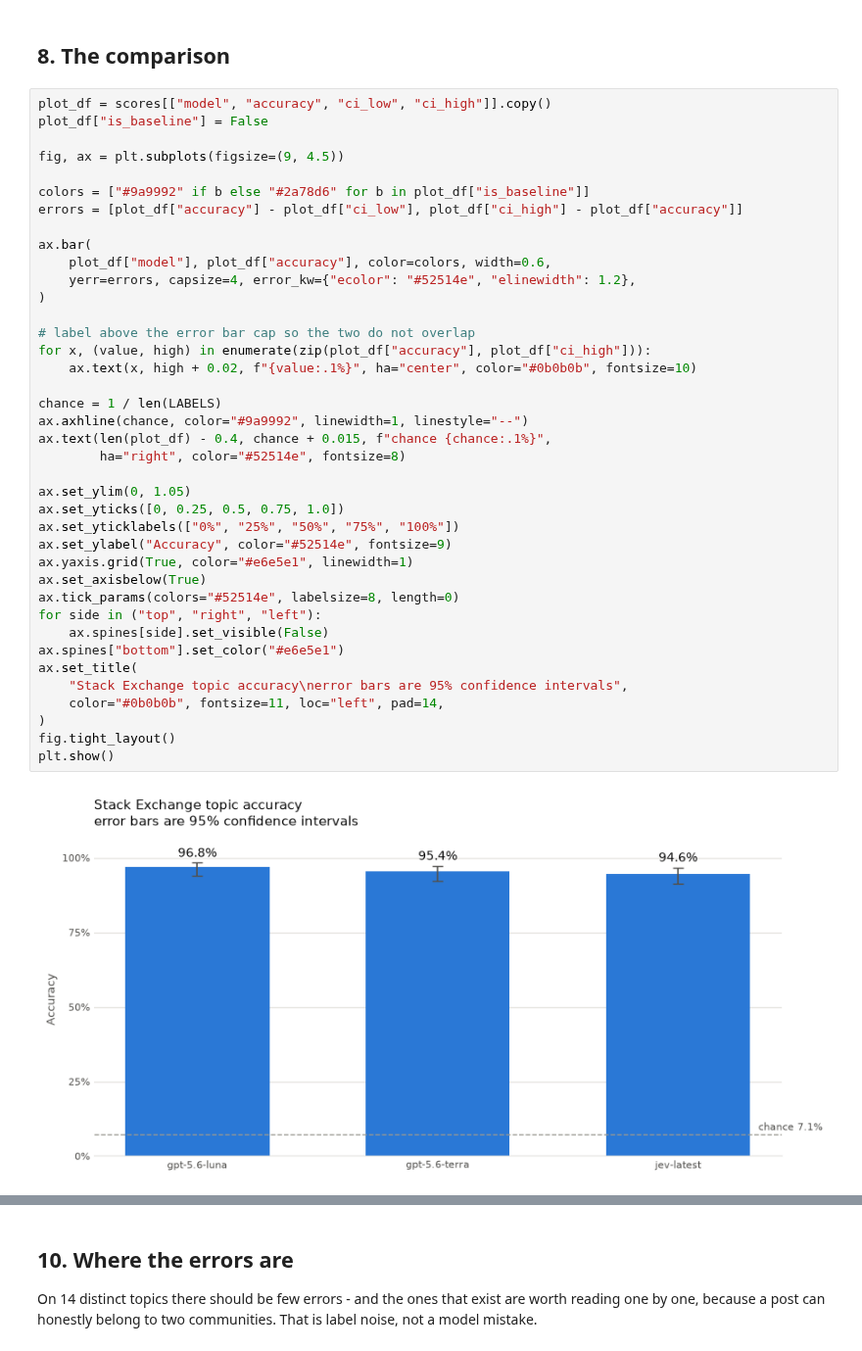
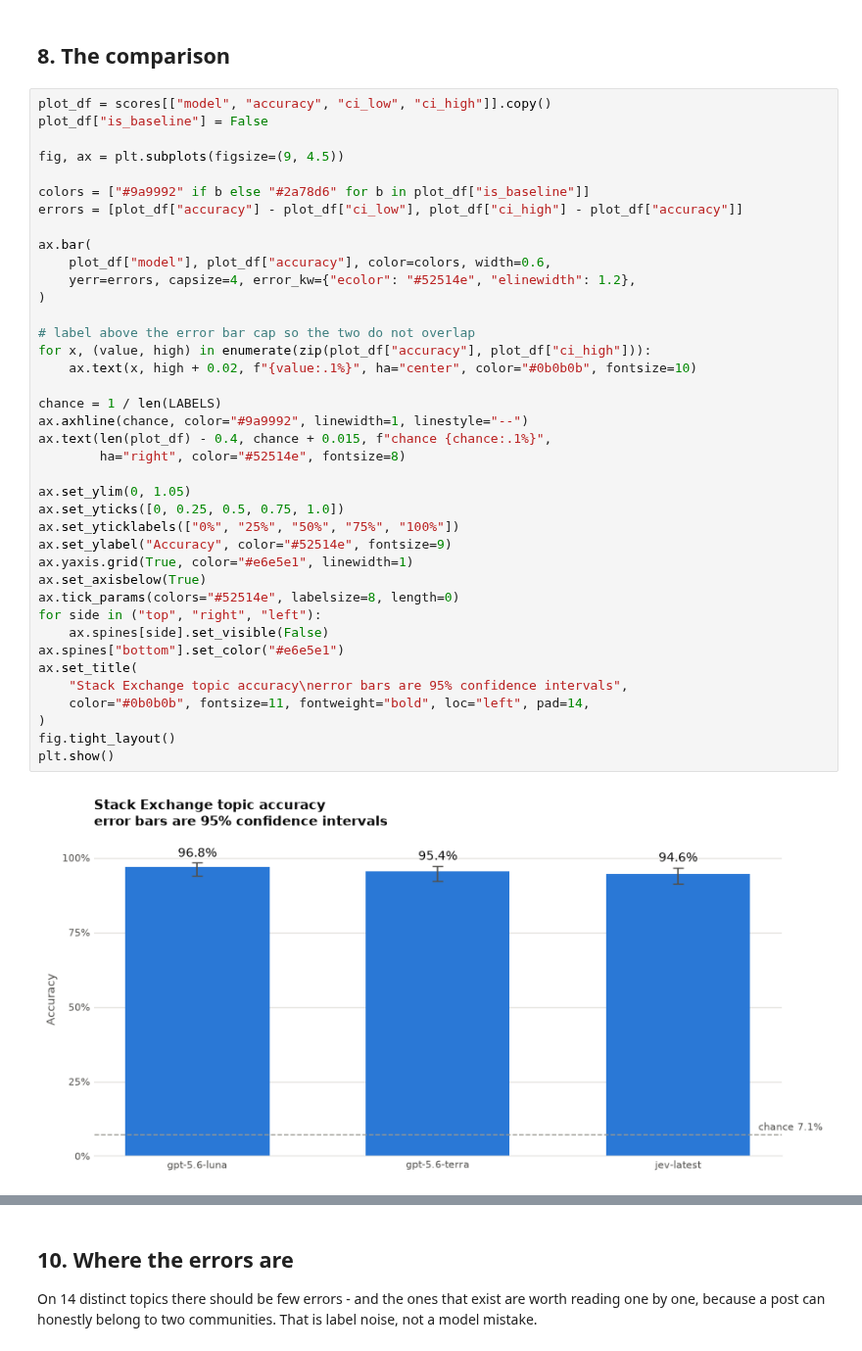
Before and after one commit to miptgirl/miptgirl_medium, a Jupyter notebook: jev/benchmark_stackexchange.ipynb, the cells around one changed output, grey strips where cells are left out. Shown at 98% size. Cells and saved outputs as stored; diff of their text form.

```diff
--- a/jev/benchmark_stackexchange.ipynb
+++ b/jev/benchmark_stackexchange.ipynb
@@ -354,35 +354,35 @@ errors = [plot_df["accuracy"] - plot_df["ci_low"], plot_df["ci_high"] - plot_df[
 ax.bar(
     plot_df["model"], plot_df["accuracy"], color=colors, width=0.6,
     yerr=errors, capsize=4, error_kw={"ecolor": "#52514e", "elinewidth": 1.2},
 )
 
 # label above the error bar cap so the two do not overlap
 for x, (value, high) in enumerate(zip(plot_df["accuracy"], plot_df["ci_high"])):
     ax.text(x, high + 0.02, f"{value:.1%}", ha="center", color="#0b0b0b", fontsize=10)
 
 chance = 1 / len(LABELS)
 ax.axhline(chance, color="#9a9992", linewidth=1, linestyle="--")
 ax.text(len(plot_df) - 0.4, chance + 0.015, f"chance {chance:.1%}",
         ha="right", color="#52514e", fontsize=8)
 
 ax.set_ylim(0, 1.05)
 ax.set_yticks([0, 0.25, 0.5, 0.75, 1.0])
 ax.set_yticklabels(["0%", "25%", "50%", "75%", "100%"])
 ax.set_ylabel("Accuracy", color="#52514e", fontsize=9)
 ax.yaxis.grid(True, color="#e6e5e1", linewidth=1)
 ax.set_axisbelow(True)
 ax.tick_params(colors="#52514e", labelsize=8, length=0)
 for side in ("top", "right", "left"):
     ax.spines[side].set_visible(False)
 ax.spines["bottom"].set_color("#e6e5e1")
 ax.set_title(
     "Stack Exchange topic accuracy\nerror bars are 95% confidence intervals",
-    color="#0b0b0b", fontsize=11, loc="left", pad=14,
+    color="#0b0b0b", fontsize=11, fontweight="bold", loc="left", pad=14,
 )
 fig.tight_layout()
 plt.show()
 # %% [output]
-[figure, old version]
+[figure, new version]
 # %% [markdown]
 ## 9. How fast is each API?
 
```
Also changed, not shown: parts of 6 cells of this notebook, 2 other files.
